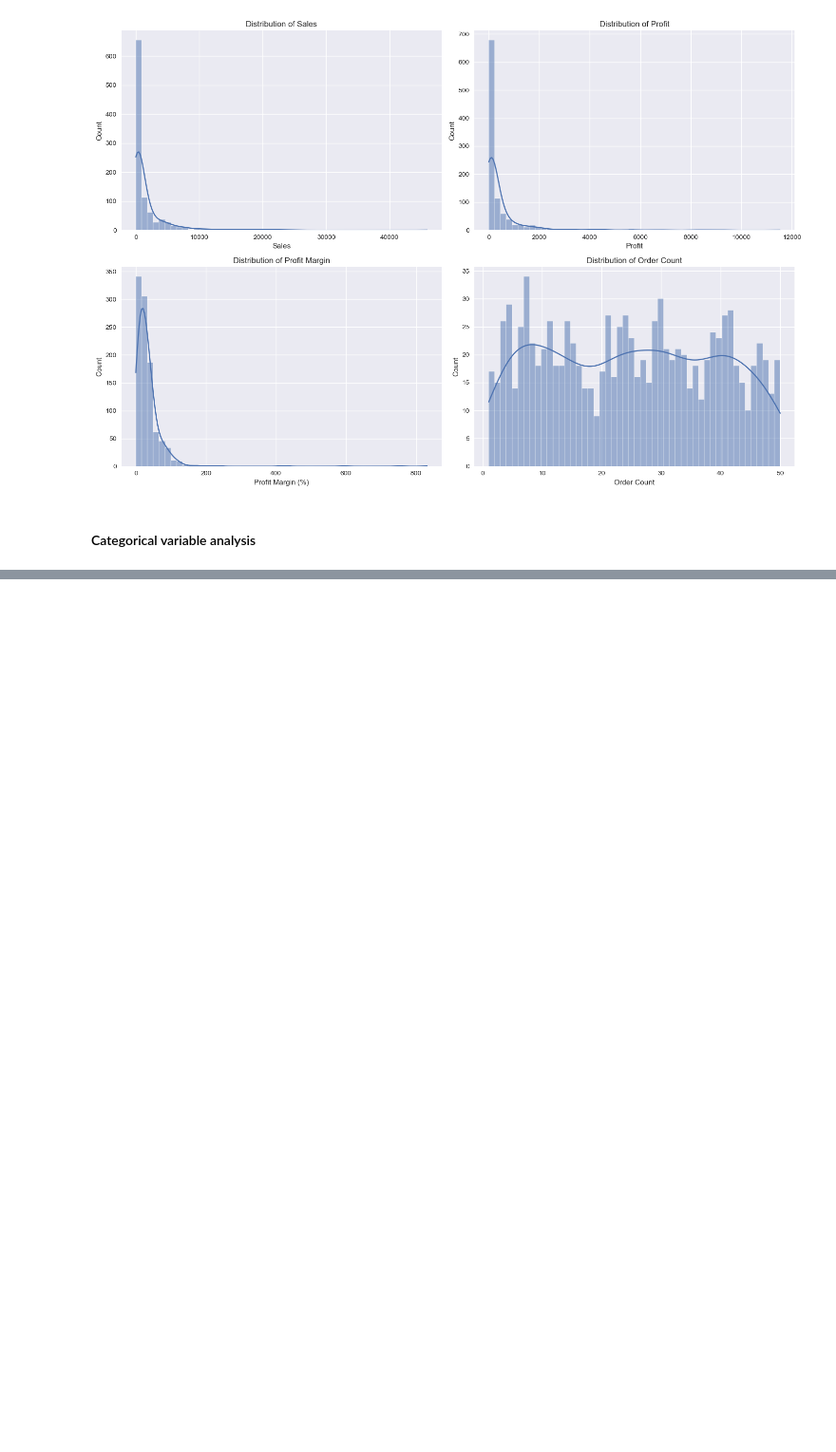
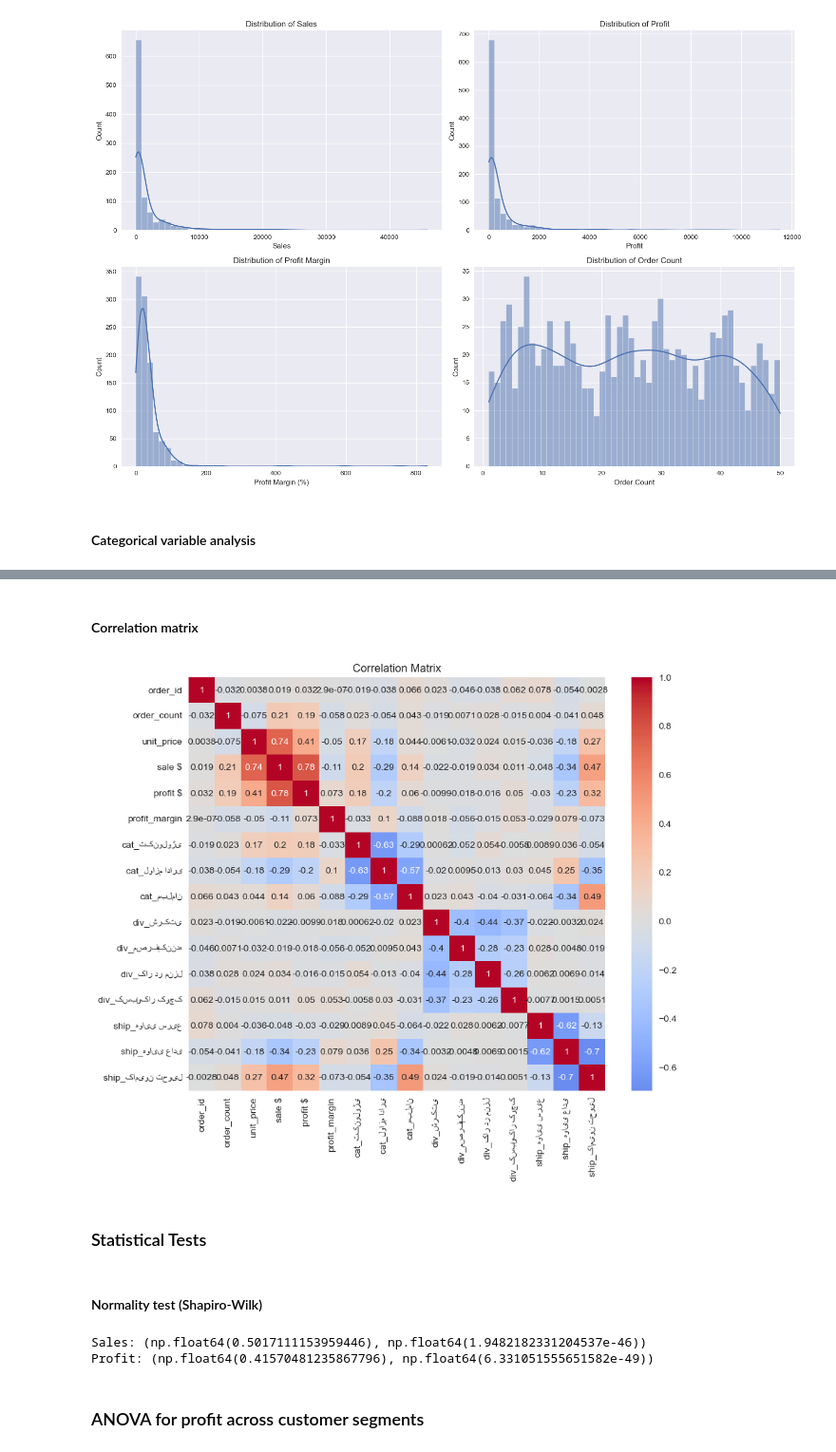
Before and after one commit to mohamad6889/statistics_assignment, a Jupyter notebook: quiz.ipynb, the cells around one changed output, grey strips where cells are left out. Shown: that part at 95% size. Saved outputs shown, nothing was run; the diff lists cells and outputs as text; code cells hidden in the pictures; blank space fills up the shorter version.

```diff
--- a/quiz.ipynb
+++ b/quiz.ipynb
@@ -158,0 +180,21 @@ plt.show()
+# %% [markdown]
+#### Correlation matrix
+# %%
+plt.figure(figsize=(10, 8))
+sns.heatmap(data_set.select_dtypes(include=['int64', 'float64', 'bool']).corr(), annot=True, cmap='coolwarm', center=0)
+plt.title('Correlation Matrix')
+plt.show()
+# %% [output]
+[figure, added]
+# %% [markdown]
+### Statistical Tests
+# %% [markdown]
+#### Normality test (Shapiro-Wilk)
+# %%
+print("Sales:", stats.shapiro(data_set['sale $'].dropna())[:2])
+print("Profit:", stats.shapiro(data_set['profit $'].dropna())[:2])
+# %% [output]
+Sales: (np.float64(0.5017111153959446), np.float64(1.9482182331204537e-46))
+Profit: (np.float64(0.41570481235867796), np.float64(6.331051555651582e-49))
+# %% [markdown]
+### ANOVA for profit across customer segments
```
Also changed, not shown: parts of 5 cells of this notebook, 1 other file.
